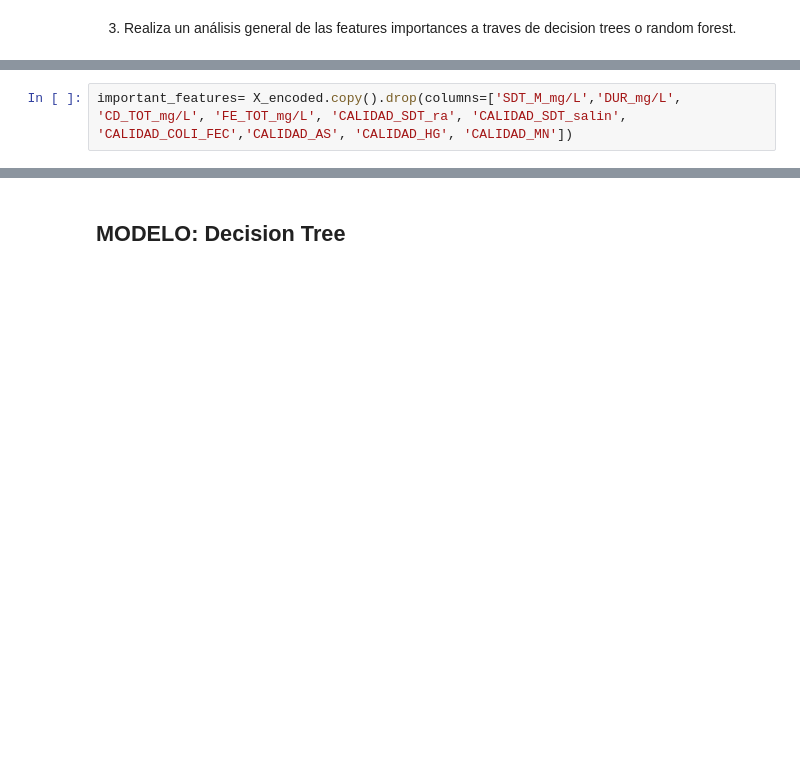
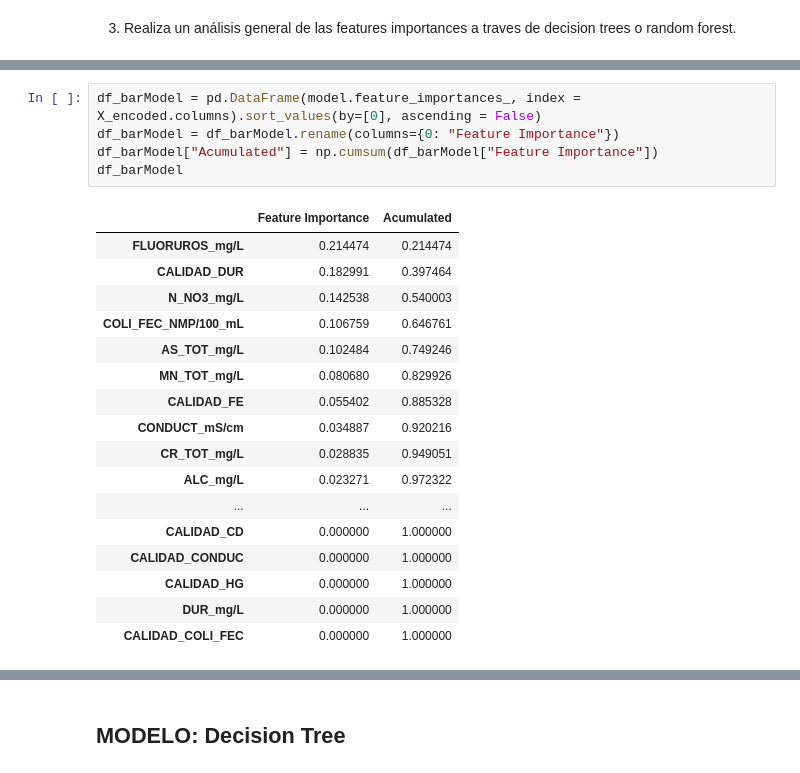
Before and after one commit to PosgradoMNA/actividades-del-projecto-team-1, a Jupyter notebook: Reto/Reto_Equipo2.ipynb, the cells around one changed output, grey strips where cells are left out. Cells and saved outputs as stored; diff of their text form; blank space fills up the shorter version.

```diff
--- a/Reto/Reto_Equipo2.ipynb
+++ b/Reto/Reto_Equipo2.ipynb
@@ -941,2 +941,23 @@ array([0.0232712 , 0.03488747, 0.        , 0.21447352, 0.        ,
-# %%
-important_features= X_encoded.copy().drop(columns=['SDT_M_mg/L','DUR_mg/L', 'CD_TOT_mg/L', 'FE_TOT_mg/L', 'CALIDAD_SDT_ra', 'CALIDAD_SDT_salin', 'CALIDAD_COLI_FEC','CALIDAD_AS', 'CALIDAD_HG', 'CALIDAD_MN'])
+# %%
+df_barModel = pd.DataFrame(model.feature_importances_, index = X_encoded.columns).sort_values(by=[0], ascending = False)
+df_barModel = df_barModel.rename(columns={0: "Feature Importance"})
+df_barModel["Acumulated"] = np.cumsum(df_barModel["Feature Importance"])
+df_barModel
+# %% [output]
+|  | Feature Importance | Acumulated |
+| FLUORUROS_mg/L | 0.214474 | 0.214474 |
+| CALIDAD_DUR | 0.182991 | 0.397464 |
+| N_NO3_mg/L | 0.142538 | 0.540003 |
+| COLI_FEC_NMP/100_mL | 0.106759 | 0.646761 |
+| AS_TOT_mg/L | 0.102484 | 0.749246 |
+| MN_TOT_mg/L | 0.080680 | 0.829926 |
+| CALIDAD_FE | 0.055402 | 0.885328 |
+| CONDUCT_mS/cm | 0.034887 | 0.920216 |
+| CR_TOT_mg/L | 0.028835 | 0.949051 |
+| ALC_mg/L | 0.023271 | 0.972322 |
+| ... | ... | ... |
+| CALIDAD_CD | 0.000000 | 1.000000 |
+| CALIDAD_CONDUC | 0.000000 | 1.000000 |
+| CALIDAD_HG | 0.000000 | 1.000000 |
+| DUR_mg/L | 0.000000 | 1.000000 |
+| CALIDAD_COLI_FEC | 0.000000 | 1.000000 |
```
Also changed, not shown: parts of 21 cells of this notebook.
